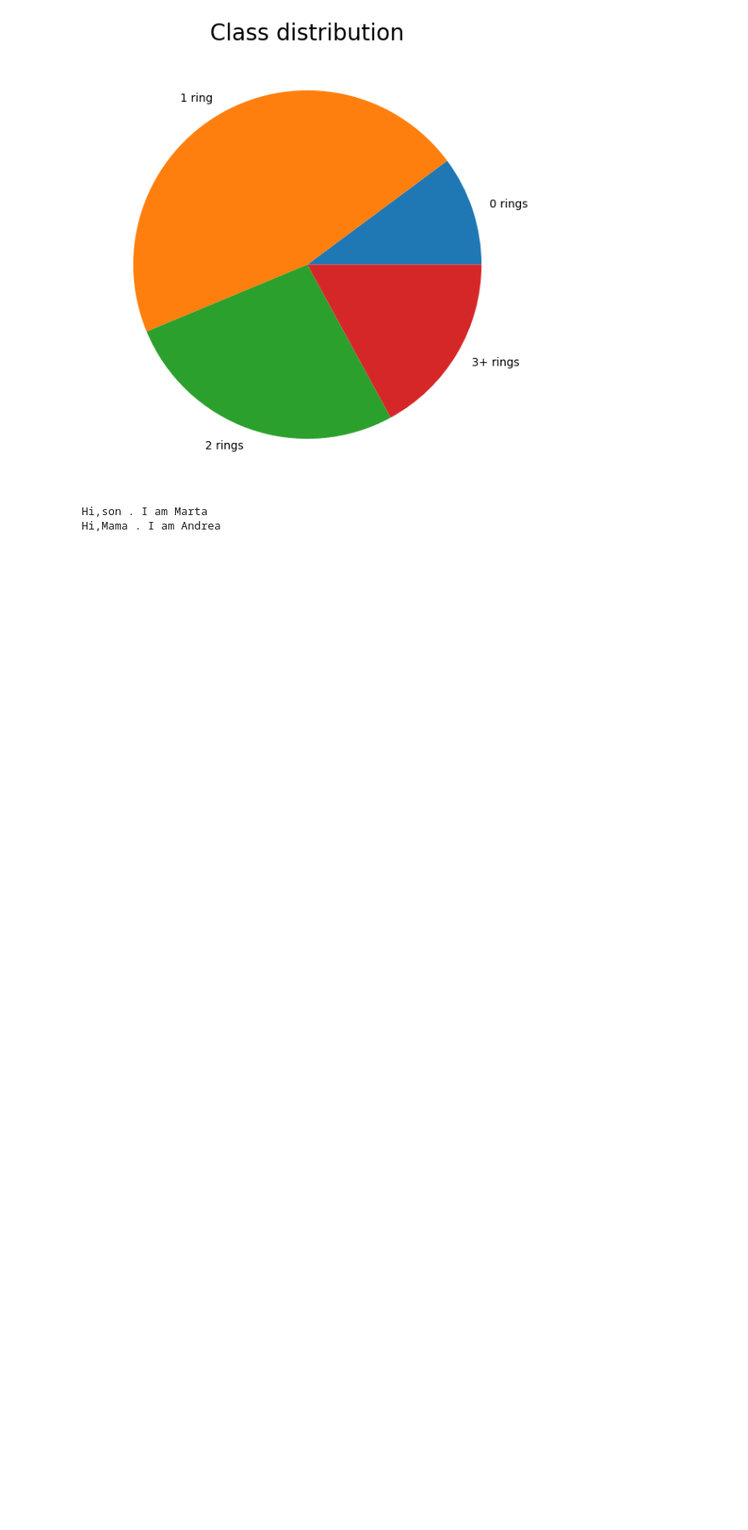
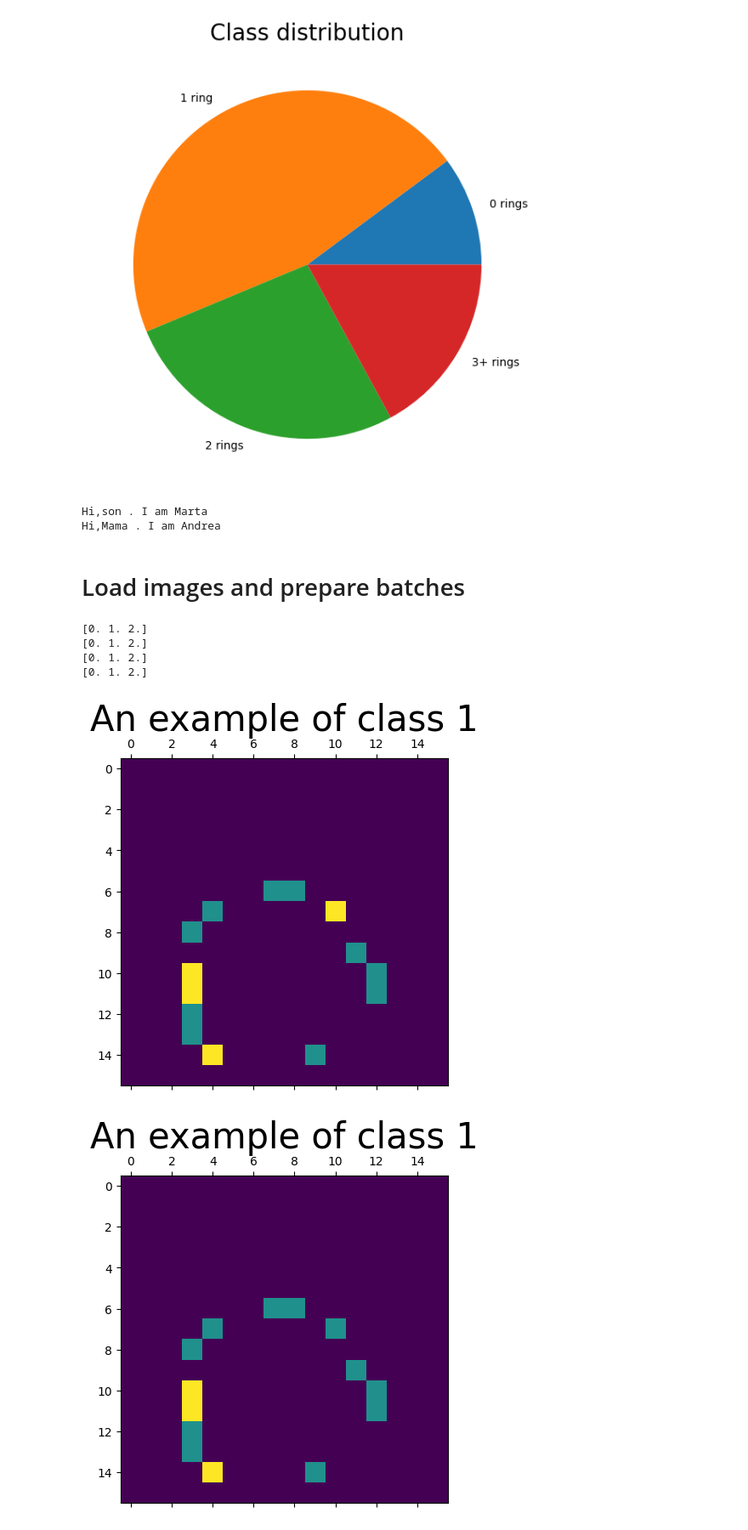
Before and after one commit to anmgomezmo/Advance_machine_learning_for_physics, a Jupyter notebook: Hands_on/Hands_on_1.ipynb, the cells around one changed output. Shown: that part at 85% size. Cells and saved outputs as stored; diff of their text form; code cells hidden in the pictures; blank space fills up the shorter version.

```diff
--- a/Hands_on/Hands_on_1.ipynb
+++ b/Hands_on/Hands_on_1.ipynb
@@ -277,3 +277,5 @@ son.speak() # He also can speak!
 # %% [output]
 Hi,son . I am Marta
 Hi,Mama . I am Andrea
+# %% [markdown]
+# Load images and prepare batches
@@ -279,0 +373,15 @@ Hi,Mama . I am Andrea
+# %%
+if 1: # Print the augmentation effect (inside if to avoid changes in dataset already clean)
+  image = x_all[10,:,:]
+  lab = y_all[10]
+  plot_example(image,lab)
+  plot_example(remove_a_hit(image),lab)
+  plot_example(add_a_hit(image),lab)
+  plot_example(flip_hit(image),lab)
+# %% [output]
+[0. 1. 2.]
+[0. 1. 2.]
+[0. 1. 2.]
+[0. 1. 2.]
+[figure, added]
+[figure, added]
```
Also changed, not shown: parts of 7 cells of this notebook.
